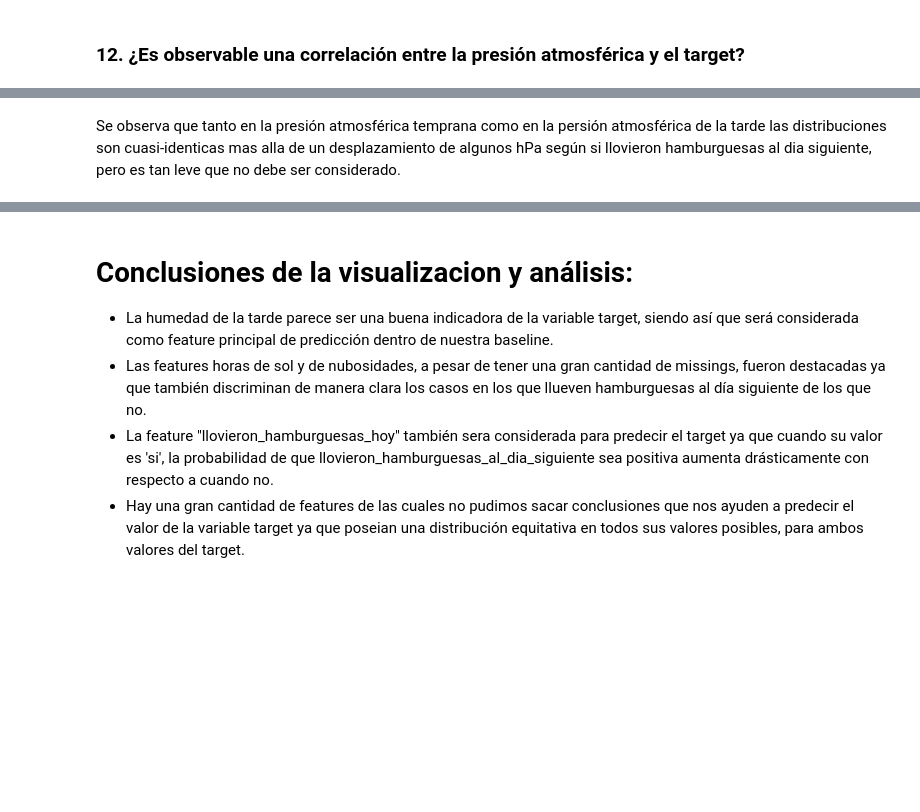
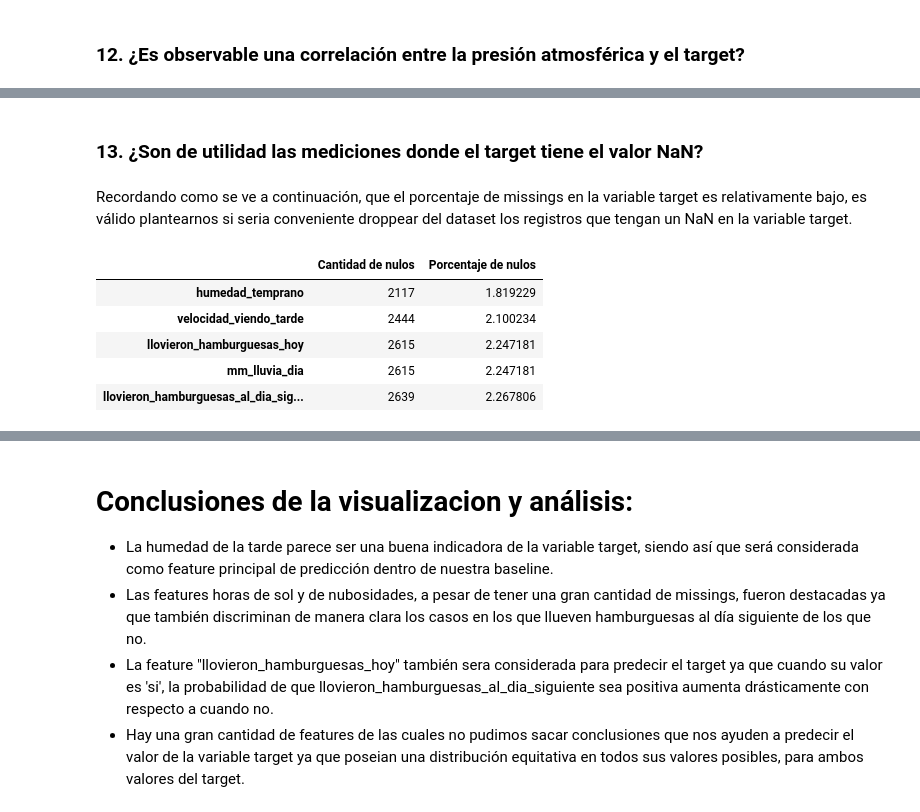
Before and after one commit to juan-roussilian/7506-Organizacion-de-Datos, a Jupyter notebook: tp1_pt1.ipynb, the cells around one changed output, grey strips where cells are left out. Saved outputs shown, nothing was run; the diff lists cells and outputs as text; code cells hidden in the pictures; blank space fills up the shorter version.

```diff
--- a/tp1_pt1.ipynb
+++ b/tp1_pt1.ipynb
@@ -820,2 +829,14 @@ plt.show()
+# %% [markdown]
+### 13. ¿Son de utilidad las mediciones donde el target tiene el valor NaN?
 # %% [markdown]
-Se observa que tanto en la presión atmosférica temprana como en la persión atmosférica de la tarde las distribuciones son cuasi-identicas mas alla de un desplazamiento de algunos hPa según si llovieron hamburguesas al dia siguiente, pero es tan leve que no debe ser considerado.
+Recordando como se ve a continuación, que el porcentaje de missings en la variable target es relativamente bajo, es válido plantearnos si seria conveniente droppear del dataset los registros que tengan un NaN en la variable target.
+# %%
+df_con_nulos = df_nulos[df_nulos['Cantidad de nulos'] > 0]
+df_con_nulos.sort_values(by=['Porcentaje de nulos']).head()
+# %% [output]
+|  | Cantidad de nulos | Porcentaje de nulos |
+| humedad_temprano | 2117 | 1.819229 |
+| velocidad_viendo_tarde | 2444 | 2.100234 |
+| llovieron_hamburguesas_hoy | 2615 | 2.247181 |
+| mm_lluvia_dia | 2615 | 2.247181 |
+| llovieron_hamburguesas_al_dia_sig... | 2639 | 2.267806 |
```
Also changed, not shown: parts of 34 cells of this notebook.
